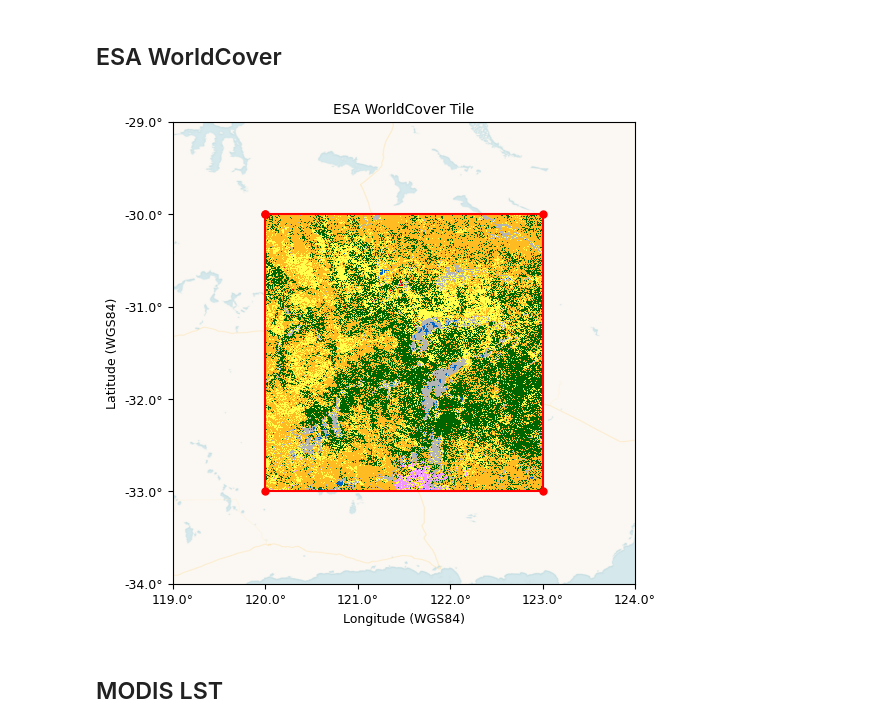
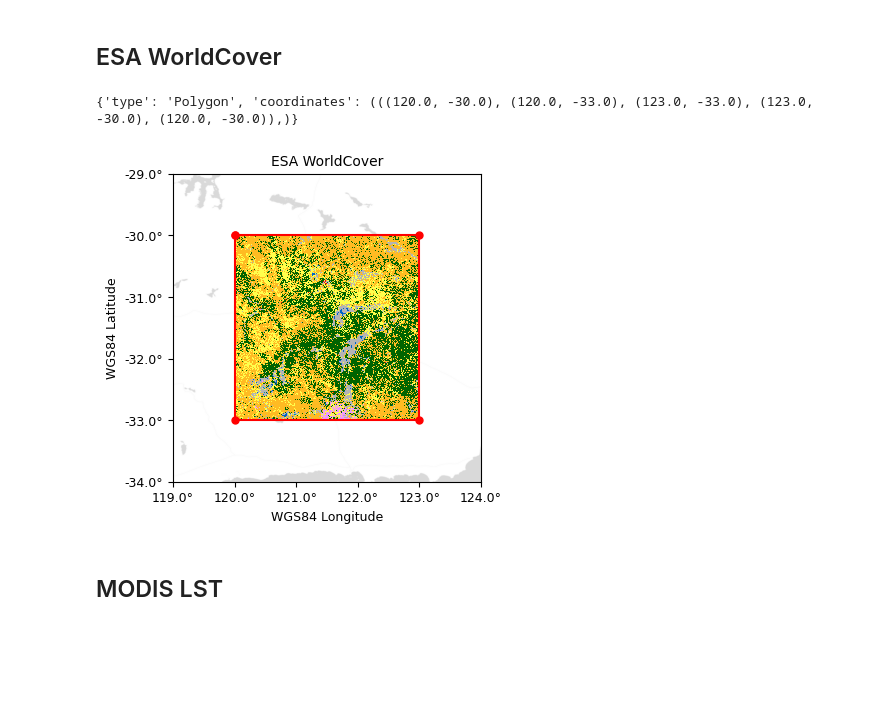
Before and after one commit to pjhartzell/stac-footprint, a Jupyter notebook: stac-footprint-images.ipynb, the cells around one changed output. Drawn from its saved outputs; the diff is of its cells as text; code cells hidden in the pictures; blank space fills up the shorter version.

```diff
--- a/stac-footprint-images.ipynb
+++ b/stac-footprint-images.ipynb
@@ -43,14 +43,29 @@ def project_to_wgs84(href: str) -> str:
     return wgs84_path
 
 
-def manual_footprint(href: str) -> List[List[float]]:
+def manual_footprint(
+        href,
+        nodata=None,
+        densification_factor=None,
+        densification_distance=None,
+        simplify_tolerance=None,
+    ) -> List[List[float]]:
     with rasterio.open(href) as src:
         data_array = src.read(1)
         crs = src.crs
         transform = src.transform
 
-    footprint = RasterFootprint(data_array, crs, transform).footprint()
+    footprint = RasterFootprint(
+        data_array,
+        crs,
+        transform,
+        no_data=nodata,
+        densification_factor=densification_factor,
+        densification_distance=densification_distance,
+        simplify_tolerance=simplify_tolerance,
+    ).footprint()
     footprint_coordinates = footprint["coordinates"][0]
+    print(footprint)
 
     root, _ = os.path.splitext(href)
     footprint_path = root + ".grid_footprint.json"
@@ -87,15 +102,21 @@ def plot_data_and_footprint(
         tick.set_fontsize(9)
     for tick in ax.get_xticklabels():
         tick.set_fontsize(9)
-    ax.set_xlabel("Longitude (WGS84)", fontsize=9)
-    ax.set_ylabel("Latitude (WGS84)", fontsize=9)
+    ax.set_xlabel("WGS84 Longitude", fontsize=9)
+    ax.set_ylabel("WGS84 Latitude", fontsize=9)
     ax.set_title(title, fontsize=10)
     # ax.spines["top"].set_visible(False)
     # ax.spines["right"].set_visible(False)
     # ax.spines["bottom"].set_visible(False)
     # ax.spines["left"].set_visible(False)
 
-    cx.add_basemap(ax, crs=crs, source=cx.providers.CartoDB.Voyager, attribution=False)
+    # cx.add_basemap(ax, crs=crs, source=cx.providers.Stamen.Terrain, attribution=False)
+    # cx.add_basemap(ax, crs=crs, source=cx.providers.OpenStreetMap.Mapnik, attribution=False)
+    # cx.add_basemap(ax, crs=crs, source=cx.providers.OpenTopoMap, attribution=False)
+    # cx.add_basemap(ax, crs=crs, source=cx.providers.Stamen.Toner, attribution=False)
+    # cx.add_basemap(ax, crs=crs, source=cx.providers.CartoDB.Voyager, attribution=False)
+    # cx.add_basemap(ax, crs=crs, source=cx.providers.Stamen.TerrainBackground, attribution=False)
+    cx.add_basemap(ax, crs=crs, source=cx.providers.Stamen.TonerLite, attribution=False)
 
     if data_array is not None:
         rasterio.plot.show(
@@ -122,37 +143,39 @@ with rasterio.open(esaworldcover) as src:
     bounds = src.bounds
 
 footprint_coordinates = manual_footprint(esaworldcover)
+# %% [output]
+{'type': 'Polygon', 'coordinates': (((120.0, -30.0), (120.0, -33.0), (123.0, -33.0), (123.0, -30.0), (120.0, -30.0)),)}
 # %%
 cmap = ListedColormap([np.array(colormap_def[i]) / 255 for i in range(len(colormap_def))])
 vmin = 0
 vmax = (len(colormap_def) - 1)
 
 offset = 1
 xlim = [bounds[0] - offset, bounds[2] + offset]
 ylim = [bounds[1] - offset, bounds[3] + offset]
 tick_spacing = 1
 
 xs, ys = zip(*footprint_coordinates)
 
 ax = plot_data_and_footprint(
     data_array=data_array,
     transform=transform,
     crs=crs,
     cmap=cmap,
     vmin=vmin,
     vmax=vmax,
     footprint_xs=xs,
     footprint_ys=ys,
-    figsize=(6,6),
+    figsize=(4, 4),
     xlim=xlim,
     ylim=ylim,
     tick_spacing=tick_spacing,
-    title="ESA WorldCover Tile",
+    title="ESA WorldCover",
 )
-
+plt.savefig("images/esa-worldcover-tile.png", format="png", bbox_inches="tight")
 plt.show()
 # %% [output]
-[figure, old version]
+[figure, new version]
 # %% [markdown]
 ## MODIS LST
 # %%
```
Also changed, not shown: parts of 12 cells of this notebook, 10 other files.
